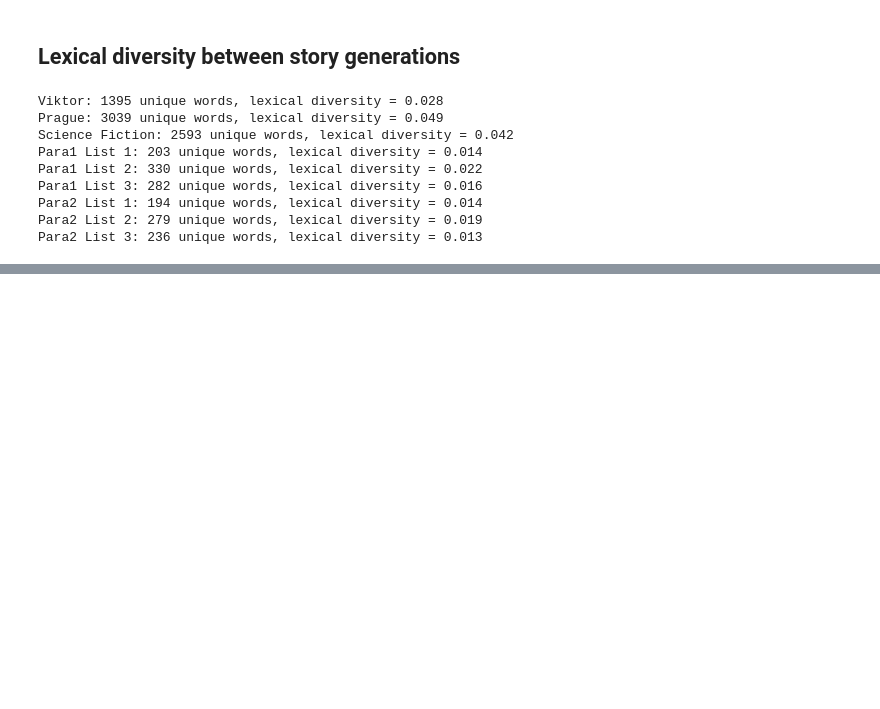
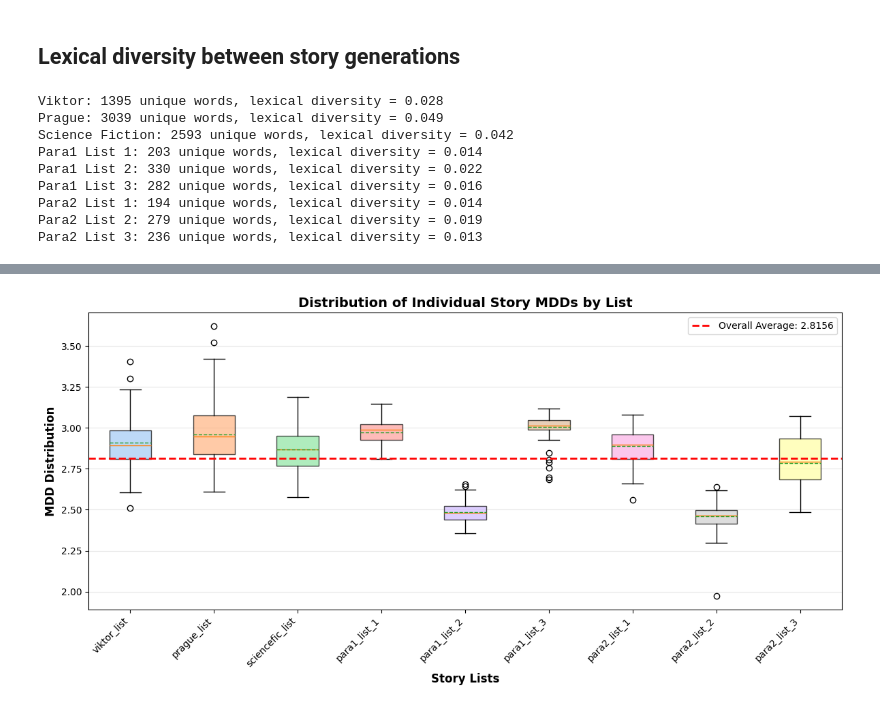
Before and after one commit to joaocnvdias/mech-i-coherence, a Jupyter notebook: vector-fields/development/prompt-v-paraphrase.ipynb, the cells around one changed output, grey strips where cells are left out. Drawn from its saved outputs; the diff is of its cells as text; code cells hidden in the pictures; blank space fills up the shorter version.

```diff
--- a/vector-fields/development/prompt-v-paraphrase.ipynb
+++ b/vector-fields/development/prompt-v-paraphrase.ipynb
@@ -457,0 +570,28 @@ Para2 List 3: 236 unique words, lexical diversity = 0.013
+# %%
+#plot 2: Distribution of individual MDDs across all lists
+
+fig2, ax2 = plt.subplots(figsize=(12, 6))
+
+data_to_plot = [results[name]['individual_mdds'] for name in list_names]
+
+bp = ax2.boxplot(data_to_plot, tick_labels=labels, patch_artist=True,
+                 showmeans=True, meanline=True)
+
+# Color the boxplots
+for patch, color in zip(bp['boxes'], colors):
+    patch.set_facecolor(color)
+    patch.set_alpha(0.7)
+
+ax2.set_xlabel('Story Lists', fontsize=12, fontweight='bold')
+ax2.set_ylabel('MDD Distribution', fontsize=12, fontweight='bold')
+ax2.set_title('Distribution of Individual Story MDDs by List', fontsize=14, fontweight='bold')
+ax2.set_xticklabels(labels, rotation=45, ha='right')
+ax2.axhline(y=overall_average, color='red', linestyle='--', linewidth=2,
+            label=f'Overall Average: {overall_average:.4f}')
+ax2.legend()
+ax2.grid(axis='y', alpha=0.3)
+
+plt.tight_layout()
+plt.show()
+# %% [output]
+[figure, added]
```
Also changed, not shown: parts of 4 cells of this notebook.
